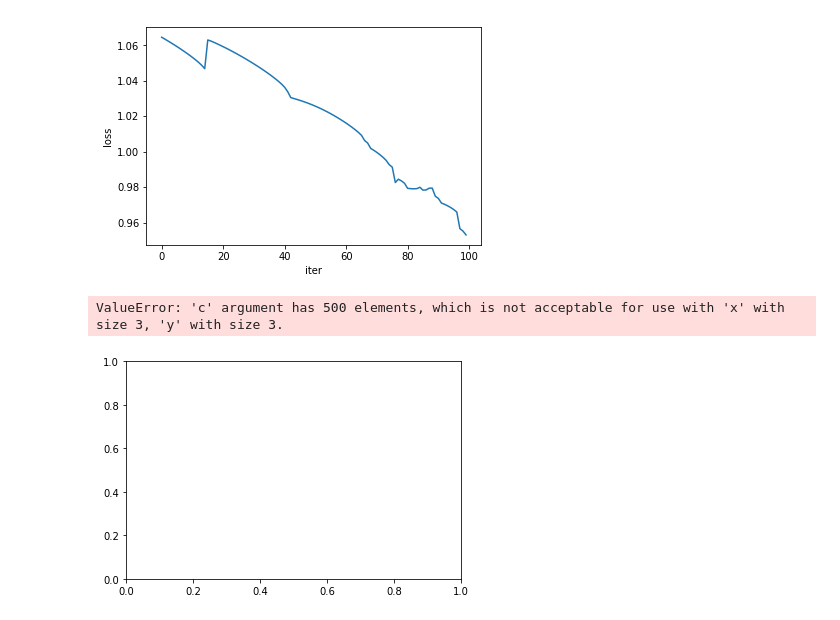
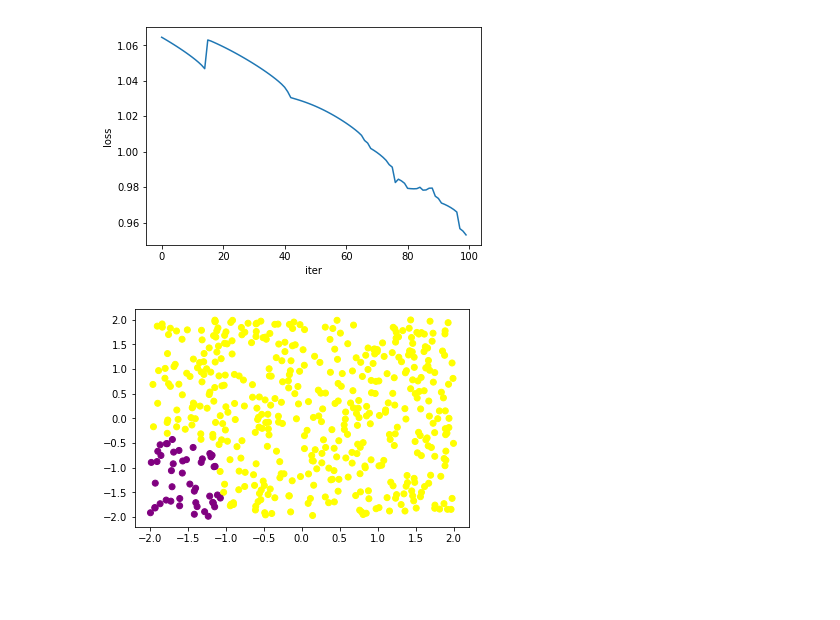
Before and after one commit to dingzy1995/ANLY590_HW1, a Jupyter notebook: HW2/HW2.ipynb, the cells around one changed output. Saved outputs shown, nothing was run; the diff lists cells and outputs as text; code cells hidden in the pictures; blank space fills up the shorter version.

Commit message:
adding image

```diff
--- a/HW2/HW2.ipynb
+++ b/HW2/HW2.ipynb
@@ -371,21 +371,20 @@ Text(0, 0.5, 'loss')
 # %%
 #plot the boundary
 def pre_plot(y_h):
     color = []
     for i in range(len(y_h)):
         if y_h[i]>.5:
             color.append("yellow")
         else:
             color.append("purple")
     return color
 x1=[]
 x2=[]
-for x in X:
+for x in data:
     x1.append(x[0])
     x2.append(x[1])
 color = pre_plot(y_predict)
 plt.scatter(x1, x2, color = color)
 plt.show()
 # %% [output]
-ValueError: 'c' argument has 500 elements, which is not acceptable for use with 'x' with size 3, 'y' with size 3.
-[figure, old version]
+[figure, new version]
```
